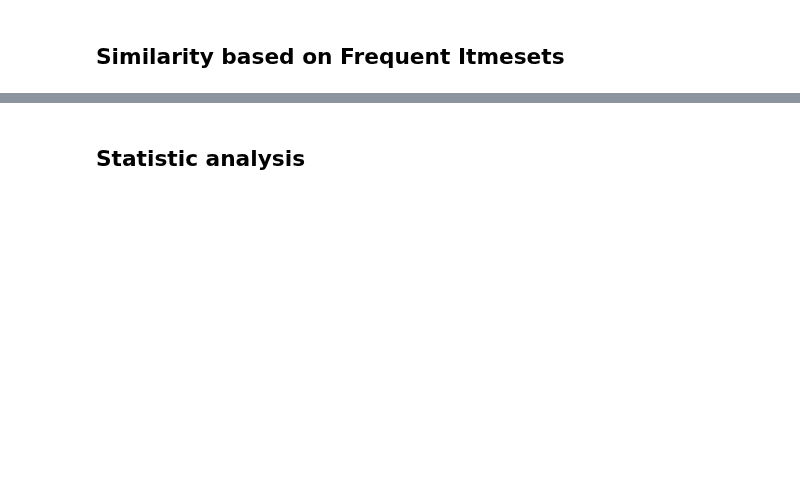
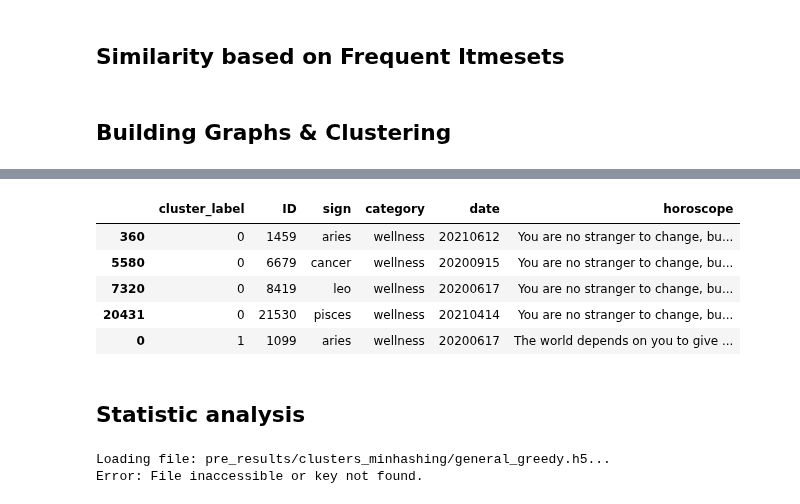
Before and after one commit to andregodinhodtu/02807_Comp_tools_project_group_02, a Jupyter notebook: Demo_Notebooks/DEMO_code_to_run.ipynb, the cells around one changed output, grey strips where cells are left out. Saved outputs shown, nothing was run; the diff lists cells and outputs as text; code cells hidden in the pictures; blank space fills up the shorter version.

Commit message:
graph clustering demo

```diff
--- a/Demo_Notebooks/DEMO_code_to_run.ipynb
+++ b/Demo_Notebooks/DEMO_code_to_run.ipynb
@@ -745,3 +749,73 @@ plt.xlabel("Jaccard similarity (all pairs)")
 plt.ylabel("Count (log scale)")
 plt.tight_layout()
 plt.show()
+# %% [markdown]
+## Building Graphs & Clustering
+# %%
+# ---------------------------------------------------
+# MinHashing
+# ---------------------------------------------------
+
+full_dataset = "horoscope_full"
+df = pd.read_csv(f'..\\data\\{full_dataset}.csv')
+df.head()
+
+subset_idd = "career"
+
+# please create the tabular 'df_minhash which is built
+#  the same way as the csv files similarity_<subset_idd>_lsh.csv
+
+# ---------------------------------------------------
+# Graph Clustering
+# ---------------------------------------------------
+import pandas as pd
+from scipy import sparse
+import networkx as nx
+
+# custom graph clustering library
+import graph_clustering_lib as gcltr
+
+M_thr, id_list, id_to_index = gcltr.make_simmatrix_from_couples(
+    df=df_well,
+    threshold=0.3,
+    sim_col="Similarity",
+    )
+
+# ---------------------------------------------
+#    Build graphs (preserve original IDs)
+# ---------------------------------------------
+A = sparse.csr_array(M_thr)
+G_raw = nx.from_scipy_sparse_array(A, create_using=nx.Graph)
+node_mapping = {i: id_list[i] for i in range(len(id_list))}
+G = nx.relabel_nodes(G_raw, node_mapping)
+
+Gd_raw = nx.from_numpy_array(M_thr, create_using=nx.DiGraph)
+Gd_raw.remove_edges_from(nx.selfloop_edges(Gd_raw))
+Gd_raw.remove_edges_from([(u, v) for u, v, d in Gd_raw.edges(data=True) if d.get("weight", 0) <= 0])
+Gd = nx.relabel_nodes(Gd_raw, node_mapping)
+
+G.number_of_nodes(), G.number_of_edges()
+node_order = sorted(G.nodes())
+
+# -----------------------
+# Components Clustering
+nb_clusters_to_plot = 10
+print("\n--- Pre-analyze graph (components) ---")
+try:
+    pre_info = gcltr.pre_analyze_graph(G=G)
+    print(f"Components found: {pre_info['n_components']}")
+    # Print modularity of the components partition
+    if 'Q' in pre_info:
+        print(f"Components Modularity Q: {pre_info['Q']:.4f}")
+except Exception as e:
+    print("Pre-analyze failed:", e)
+gcltr.export_clusters(
+    df=df,
+    labels=pre_info['labels'],
+    node_ids=node_order,
+    method_name="components",
+    subset_name=subset_idd,
+    folder="",
+    threshold=threshold
+    )
+# %% [output]
@@ -748,3 +829,9 @@ plt.show()
+|  | cluster_label | ID | sign | category | date | horoscope |
+| 360 | 0 | 1459 | aries | wellness | 20210612 | You are no stranger to change, bu... |
+| 5580 | 0 | 6679 | cancer | wellness | 20200915 | You are no stranger to change, bu... |
+| 7320 | 0 | 8419 | leo | wellness | 20200617 | You are no stranger to change, bu... |
+| 20431 | 0 | 21530 | pisces | wellness | 20210414 | You are no stranger to change, bu... |
+| 0 | 1 | 1099 | aries | wellness | 20200617 | The world depends on you to give ... |
 # %% [markdown]
 ## Statistic analysis
 # %%
@@ -870,6 +957,9 @@ def analyze_clusters_statistics(hdf_file_path, n_keywords=5, min_cluster_size=10
     print(f"\n Report with FULL TEXT saved to: {report_name}")
 # %%
 analyze_clusters_statistics('pre_results/clusters_minhashing/general_greedy.h5', min_cluster_size=2)
+# %% [output]
+Loading file: pre_results/clusters_minhashing/general_greedy.h5...
+Error: File inaccessible or key not found.
 # %%
 def generate_simple_copy_table(base_data_path, reports_folder_path):
     """
```
Also changed, not shown: parts of 4 cells of this notebook, 3 other files.
